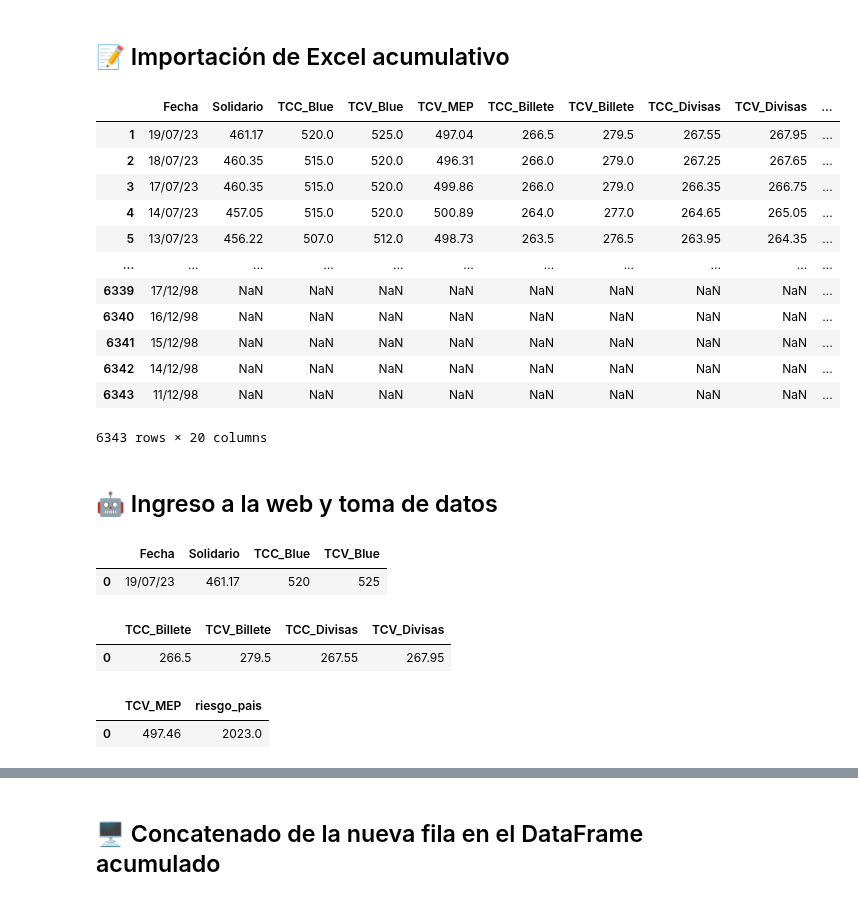
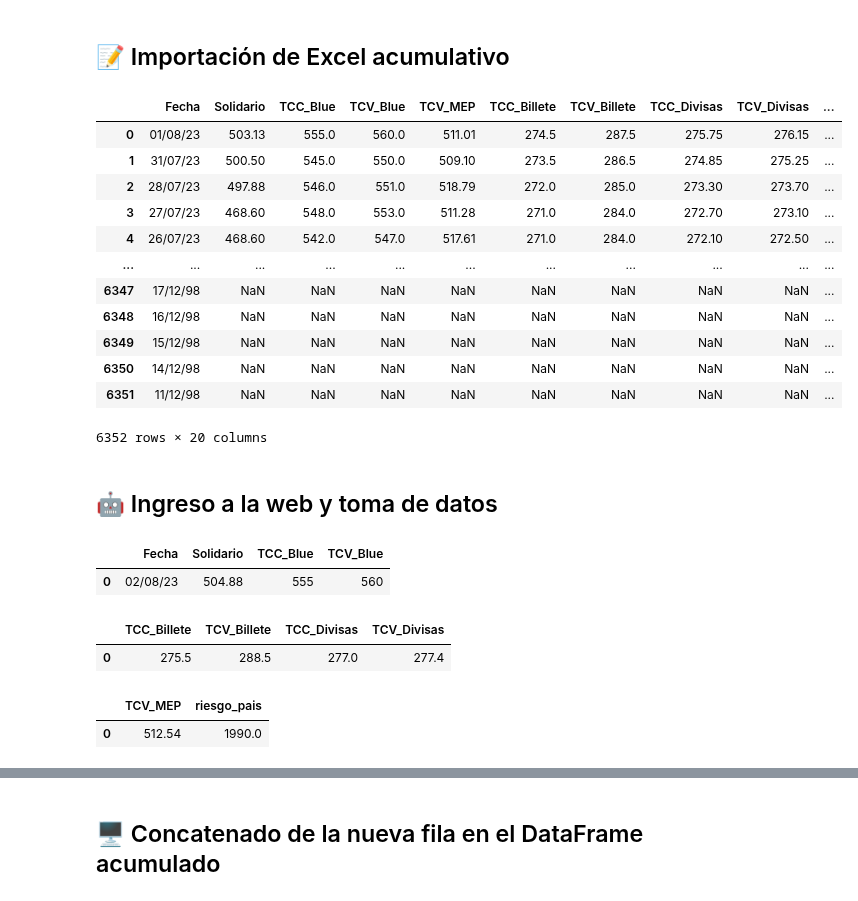
Before and after one commit to mauroemartinez/RPA-exchange-rate-scrapping-automatic-mailing, a Jupyter notebook: RPA_Tipos_de_Cambio_Mailing.ipynb, the cells around one changed output, grey strips where cells are left out. Drawn from its saved outputs; the diff is of its cells as text; code cells hidden in the pictures.

```diff
--- a/RPA_Tipos_de_Cambio_Mailing.ipynb
+++ b/RPA_Tipos_de_Cambio_Mailing.ipynb
@@ -71,22 +71,22 @@ def reemplazar_coma(x):
 # %% [markdown]
 ## 📝 Importación de Excel acumulativo
 # %%
-ruta_bbdd = r'C:\Users\mmartinez\Downloads\Seguimiento Dólar Blue.csv'
+ruta_bbdd = r'Seguimiento Dólar Blue.csv'
 df = pd.read_csv(ruta_bbdd, index_col=0)
 df
 # %% [output]
 |  | Fecha | Solidario | TCC_Blue | TCV_Blue | TCV_MEP | TCC_Billete | TCV_Billete | TCC_Divisas | TCV_Divisas | ... |
-| 1 | 19/07/23 | 461.17 | 520.0 | 525.0 | 497.04 | 266.5 | 279.5 | 267.55 | 267.95 | ... |
-| 2 | 18/07/23 | 460.35 | 515.0 | 520.0 | 496.31 | 266.0 | 279.0 | 267.25 | 267.65 | ... |
-| 3 | 17/07/23 | 460.35 | 515.0 | 520.0 | 499.86 | 266.0 | 279.0 | 266.35 | 266.75 | ... |
-| 4 | 14/07/23 | 457.05 | 515.0 | 520.0 | 500.89 | 264.0 | 277.0 | 264.65 | 265.05 | ... |
-| 5 | 13/07/23 | 456.22 | 507.0 | 512.0 | 498.73 | 263.5 | 276.5 | 263.95 | 264.35 | ... |
+| 0 | 01/08/23 | 503.13 | 555.0 | 560.0 | 511.01 | 274.5 | 287.5 | 275.75 | 276.15 | ... |
+| 1 | 31/07/23 | 500.50 | 545.0 | 550.0 | 509.10 | 273.5 | 286.5 | 274.85 | 275.25 | ... |
+| 2 | 28/07/23 | 497.88 | 546.0 | 551.0 | 518.79 | 272.0 | 285.0 | 273.30 | 273.70 | ... |
+| 3 | 27/07/23 | 468.60 | 548.0 | 553.0 | 511.28 | 271.0 | 284.0 | 272.70 | 273.10 | ... |
+| 4 | 26/07/23 | 468.60 | 542.0 | 547.0 | 517.61 | 271.0 | 284.0 | 272.10 | 272.50 | ... |
 | ... | ... | ... | ... | ... | ... | ... | ... | ... | ... | ... |
-| 6339 | 17/12/98 | NaN | NaN | NaN | NaN | NaN | NaN | NaN | NaN | ... |
-| 6340 | 16/12/98 | NaN | NaN | NaN | NaN | NaN | NaN | NaN | NaN | ... |
-| 6341 | 15/12/98 | NaN | NaN | NaN | NaN | NaN | NaN | NaN | NaN | ... |
-| 6342 | 14/12/98 | NaN | NaN | NaN | NaN | NaN | NaN | NaN | NaN | ... |
-| 6343 | 11/12/98 | NaN | NaN | NaN | NaN | NaN | NaN | NaN | NaN | ... |
+| 6347 | 17/12/98 | NaN | NaN | NaN | NaN | NaN | NaN | NaN | NaN | ... |
+| 6348 | 16/12/98 | NaN | NaN | NaN | NaN | NaN | NaN | NaN | NaN | ... |
+| 6349 | 15/12/98 | NaN | NaN | NaN | NaN | NaN | NaN | NaN | NaN | ... |
+| 6350 | 14/12/98 | NaN | NaN | NaN | NaN | NaN | NaN | NaN | NaN | ... |
+| 6351 | 11/12/98 | NaN | NaN | NaN | NaN | NaN | NaN | NaN | NaN | ... |
-6343 rows × 20 columns
+6352 rows × 20 columns
 # %% [markdown]
 ## 🤖 Ingreso a la web y toma de datos
@@ -93,7 +102,6 @@ df
 # %%
 # Ingreso a la web dolarhoy
 driver = webdriver.Chrome("chromedriver", options=chrome_options)
-web_dolarhoy = "https://dolarhoy.com/"
 driver.get(web_dolarhoy)
 
 # Toma de datos mediante xpath
@@ -128,11 +136,10 @@ display(dolar_hoy)
 driver.close()
 # %% [output]
 |  | Fecha | Solidario | TCC_Blue | TCV_Blue |
-| 0 | 19/07/23 | 461.17 | 520 | 525 |
+| 0 | 02/08/23 | 504.88 | 555 | 560 |
 # %%
 #ingreso a la web Banco Nación
 driver = webdriver.Chrome('chromedriver', options=chrome_options)
-web_bna = "https://www.bna.com.ar/Personas"
 driver.get(web_bna)
 
 billete_tcc = driver.find_element(
@@ -176,10 +183,9 @@ display(bna)
 driver.close()
 # %% [output]
 |  | TCC_Billete | TCV_Billete | TCC_Divisas | TCV_Divisas |
-| 0 | 266.5 | 279.5 | 267.55 | 267.95 |
+| 0 | 275.5 | 288.5 | 277.0 | 277.4 |
 # %%
 driver = webdriver.Chrome('chromedriver', options=chrome_options)
-web_ambito_mep = "https://www.ambito.com/contenidos/dolar-mep.html"
 driver.get(web_ambito_mep)
 
 time.sleep(2)
@@ -191,7 +197,7 @@ mep = driver.find_element(
 ambito = pd.DataFrame(
     {"TCV_MEP":mep.text},
     index=[0])
-web_ambito_riesgo_pais = "https://www.ambito.com/contenidos/riesgo-pais-historico.html"
+
 driver.get(web_ambito_riesgo_pais)
 time.sleep(2)
 
@@ -212,6 +218,6 @@ display(ambito)
 driver.close()
 # %% [output]
 |  | TCV_MEP | riesgo_pais |
-| 0 | 497.46 | 2023.0 |
+| 0 | 512.54 | 1990.0 |
 # %%
 driver = webdriver.Chrome('chromedriver', options=chrome_options)
```
Also changed, not shown: parts of 8 cells of this notebook.
